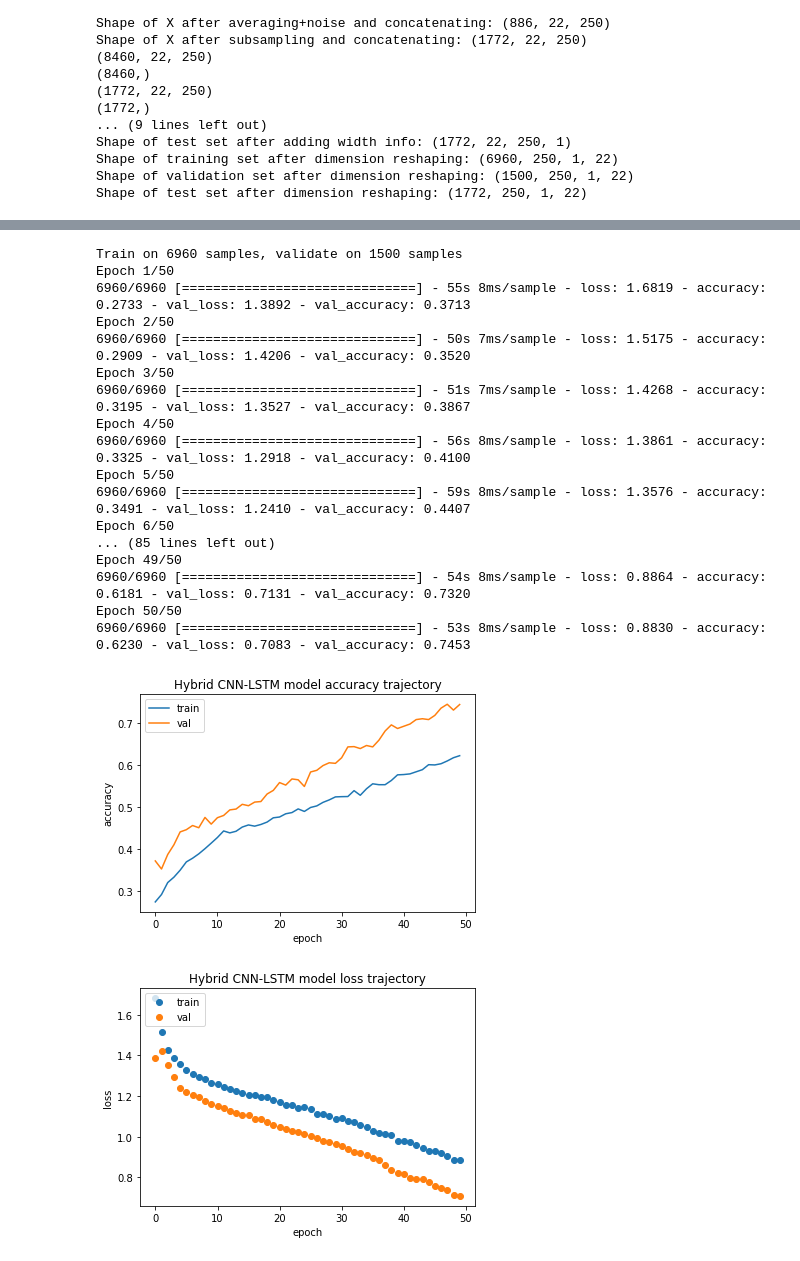
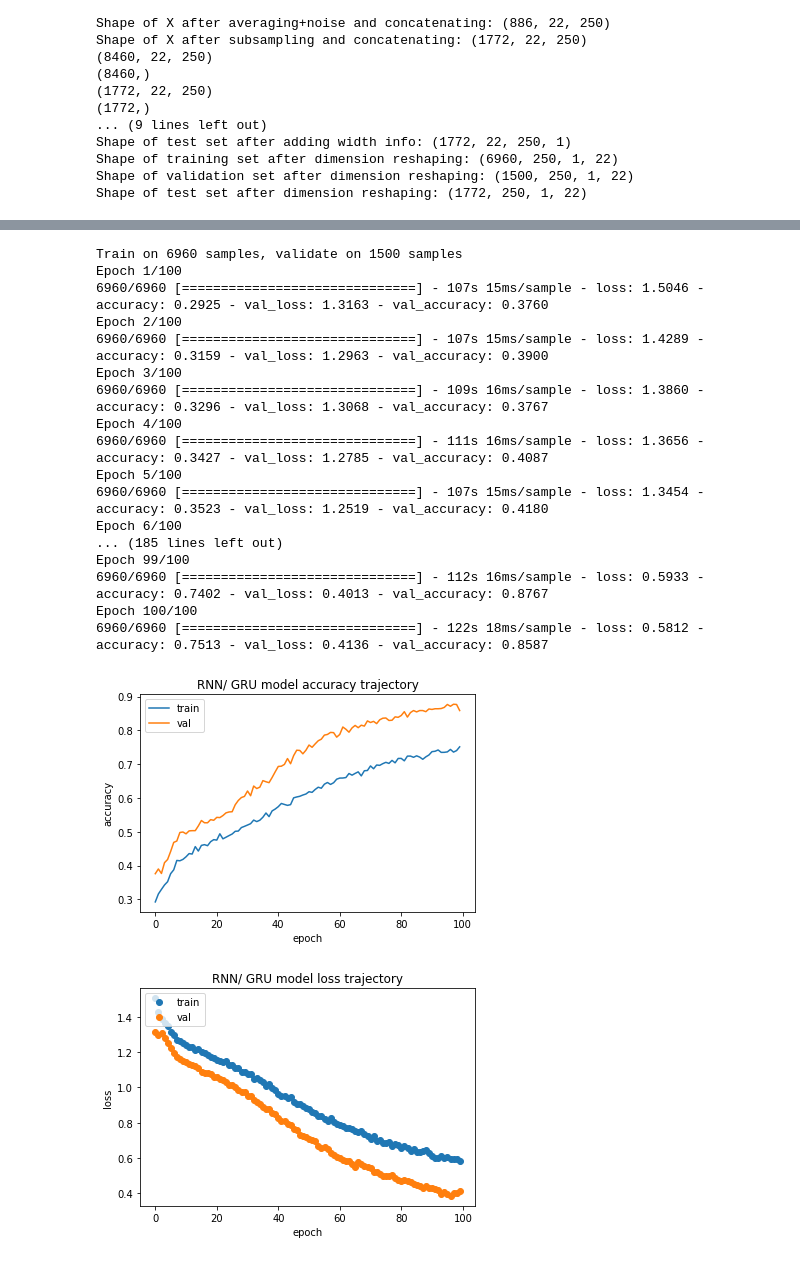
Before and after one commit to ronakkaoshik42/EEG_action_classification, a Jupyter notebook: Pure_RNN.ipynb, the cells around one changed output, grey strips where cells are left out. Cells and saved outputs as stored; diff of their text form; code cells hidden in the pictures.

```diff
--- a/Pure_RNN.ipynb
+++ b/Pure_RNN.ipynb
@@ -354,47 +283,47 @@ x_test_gru = x_test.reshape((1772,250,22))
 y_test_gru = y_test
 # %%
 history = gru_model.fit(x_train_gru, y_train_gru,
-                    batch_size=128, epochs=50, shuffle=True,
+                    batch_size=128, epochs=100, shuffle=True,
                     validation_data=(x_valid_gru, y_valid_gru))#, callbacks=callbacks_list)
 # %% [output]
 Train on 6960 samples, validate on 1500 samples
-Epoch 1/50
-6960/6960 [==============================] - 55s 8ms/sample - loss: 1.6819 - accuracy: 0.2733 - val_loss: 1.3892 - val_accuracy: 0.3713
-Epoch 2/50
-6960/6960 [==============================] - 50s 7ms/sample - loss: 1.5175 - accuracy: 0.2909 - val_loss: 1.4206 - val_accuracy: 0.3520
-Epoch 3/50
-6960/6960 [==============================] - 51s 7ms/sample - loss: 1.4268 - accuracy: 0.3195 - val_loss: 1.3527 - val_accuracy: 0.3867
-Epoch 4/50
-6960/6960 [==============================] - 56s 8ms/sample - loss: 1.3861 - accuracy: 0.3325 - val_loss: 1.2918 - val_accuracy: 0.4100
-Epoch 5/50
-6960/6960 [==============================] - 59s 8ms/sample - loss: 1.3576 - accuracy: 0.3491 - val_loss: 1.2410 - val_accuracy: 0.4407
-Epoch 6/50
-... (85 lines left out)
-Epoch 49/50
-6960/6960 [==============================] - 54s 8ms/sample - loss: 0.8864 - accuracy: 0.6181 - val_loss: 0.7131 - val_accuracy: 0.7320
-Epoch 50/50
-6960/6960 [==============================] - 53s 8ms/sample - loss: 0.8830 - accuracy: 0.6230 - val_loss: 0.7083 - val_accuracy: 0.7453
+Epoch 1/100
+6960/6960 [==============================] - 107s 15ms/sample - loss: 1.5046 - accuracy: 0.2925 - val_loss: 1.3163 - val_accuracy: 0.3760
+Epoch 2/100
+6960/6960 [==============================] - 107s 15ms/sample - loss: 1.4289 - accuracy: 0.3159 - val_loss: 1.2963 - val_accuracy: 0.3900
+Epoch 3/100
+6960/6960 [==============================] - 109s 16ms/sample - loss: 1.3860 - accuracy: 0.3296 - val_loss: 1.3068 - val_accuracy: 0.3767
+Epoch 4/100
+6960/6960 [==============================] - 111s 16ms/sample - loss: 1.3656 - accuracy: 0.3427 - val_loss: 1.2785 - val_accuracy: 0.4087
+Epoch 5/100
+6960/6960 [==============================] - 107s 15ms/sample - loss: 1.3454 - accuracy: 0.3523 - val_loss: 1.2519 - val_accuracy: 0.4180
+Epoch 6/100
+... (185 lines left out)
+Epoch 99/100
+6960/6960 [==============================] - 112s 16ms/sample - loss: 0.5933 - accuracy: 0.7402 - val_loss: 0.4013 - val_accuracy: 0.8767
+Epoch 100/100
+6960/6960 [==============================] - 122s 18ms/sample - loss: 0.5812 - accuracy: 0.7513 - val_loss: 0.4136 - val_accuracy: 0.8587
 # %%
 import matplotlib.pyplot as plt
 
 # Plotting accuracy trajectory
 plt.plot(history.history['accuracy'])
 plt.plot(history.history['val_accuracy'])
-plt.title('Hybrid CNN-LSTM model accuracy trajectory')
+plt.title('RNN/ GRU model accuracy trajectory')
 plt.ylabel('accuracy')
 plt.xlabel('epoch')
 plt.legend(['train', 'val'], loc='upper left')
 plt.show()
 
 # Plotting loss trajectory
 plt.plot(history.history['loss'],'o')
 plt.plot(history.history['val_loss'],'o')
-plt.title('Hybrid CNN-LSTM model loss trajectory')
+plt.title('RNN/ GRU model loss trajectory')
 plt.ylabel('loss')
 plt.xlabel('epoch')
 plt.legend(['train', 'val'], loc='upper left')
 plt.show()
 # %% [output]
-[figure, old version]
+[figure, new version]
-[figure, old version]
+[figure, new version]
 # %%
```
Also changed, not shown: parts of 4 cells of this notebook, 2 other files.
